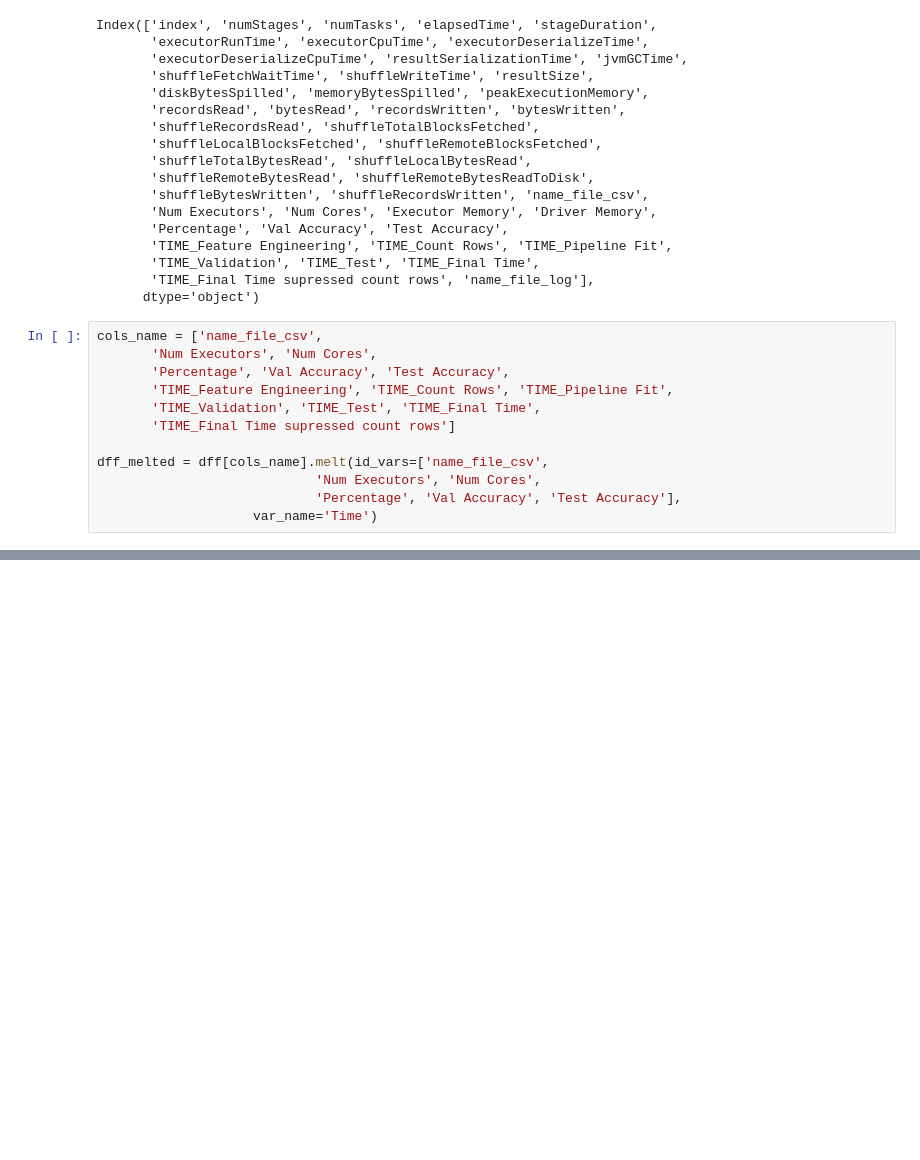
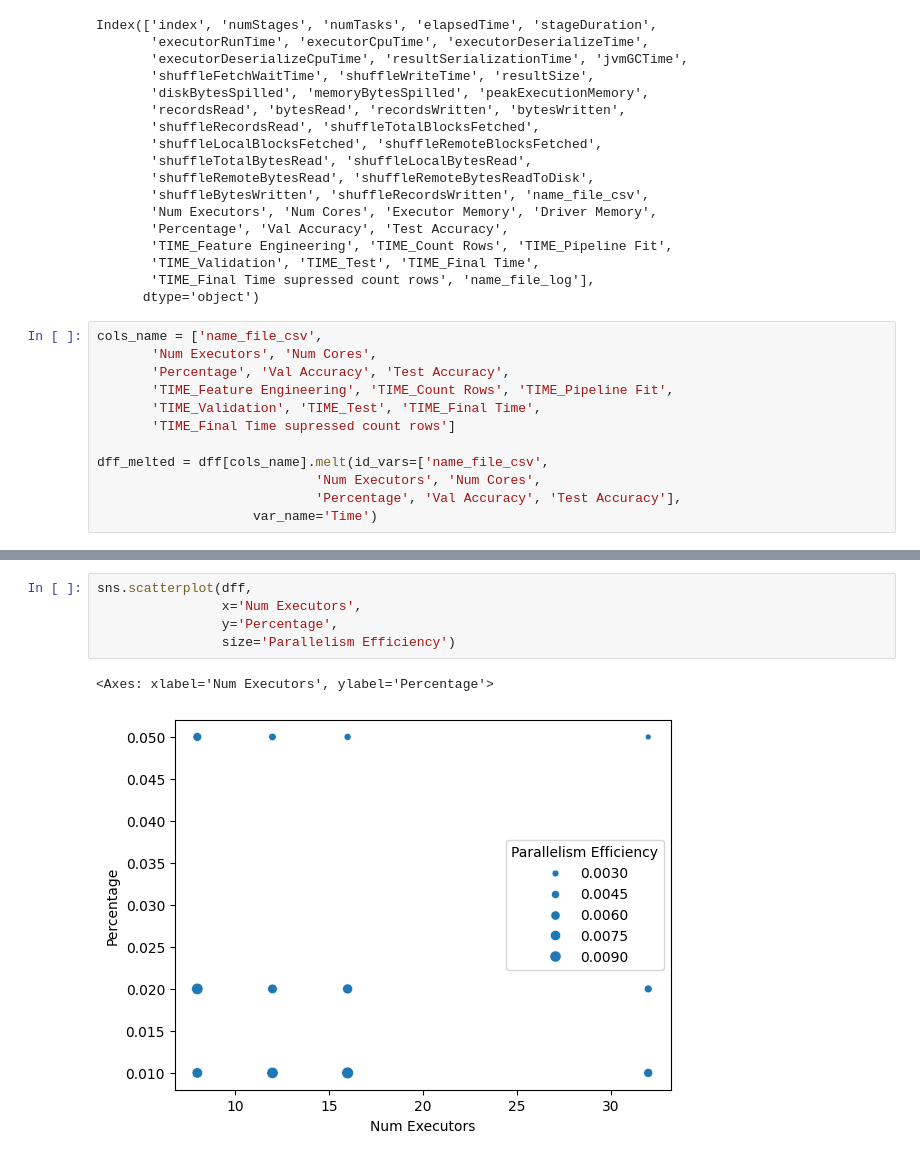
Before and after one commit to beatrizbsperes/FRACTAL_Big_Data, a Jupyter notebook: plot.ipynb, the cells around one changed output, grey strips where cells are left out. Cells and saved outputs as stored; diff of their text form; blank space fills up the shorter version.

```diff
--- a/plot.ipynb
+++ b/plot.ipynb
@@ -400,0 +471,8 @@ Name: executorRunTime, dtype: int64
+# %%
+sns.scatterplot(dff,
+                x='Num Executors',
+                y='Percentage',
+                size='Parallelism Efficiency')
+# %% [output]
+<Axes: xlabel='Num Executors', ylabel='Percentage'>
+[figure, added]
```
Also changed, not shown: parts of 19 cells of this notebook, 1 other file.
